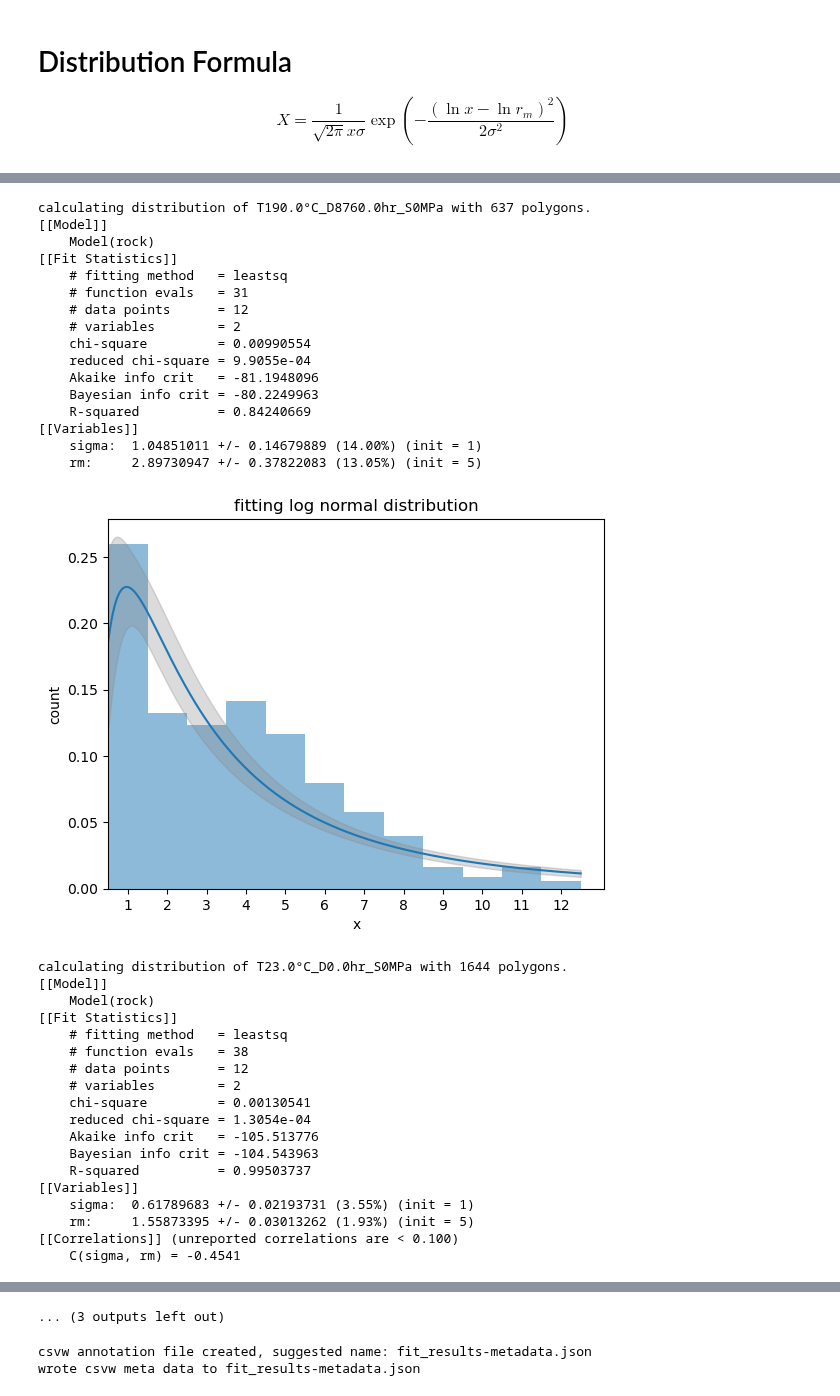
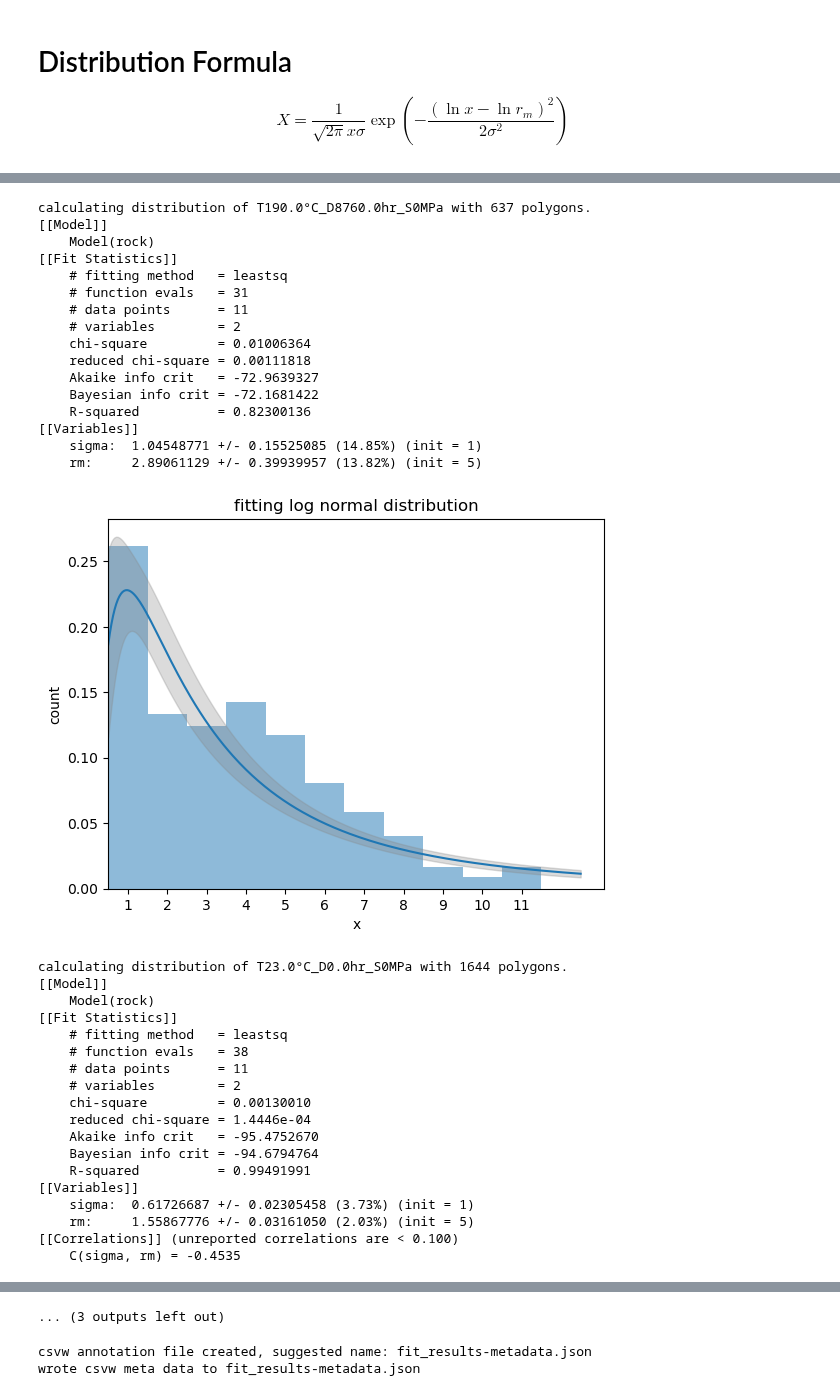
Before and after one commit to BAMresearch/DF-TEM-PAW, a Jupyter notebook: analyse_precepitates_data.ipynb, the cells around one changed output, grey strips where cells are left out. Drawn from its saved outputs; the diff is of its cells as text; code cells hidden in the pictures.

```diff
--- a/analyse_precepitates_data.ipynb
+++ b/analyse_precepitates_data.ipynb
@@ -35,7 +35,7 @@ def clean_string(string):
 def get_unit_symbol(qudt_unit):
   return str(units_graph.value(qudt_unit,QUDT.symbol))
 
-def get_histogram(y,min_x=0,max_x=12.0,bin_width=1.0,x_label='x',plot_result=False) -> pd.DataFrame:
+def get_histogram(y,min_x=0.0,max_x=12.0,bin_width=1.0,x_label='x',plot_result=False) -> pd.DataFrame:
     #num_bins=int((max_x-min_x)/bin_width)
     y_label="normalized count"
     count, bin_edges= np.histogram(y,bins=np.arange(min_x,max_x,bin_width))
@@ -254,8 +254,8 @@ for dataset, content in poly_dict.items():
 
     print("calculating distribution of {} with {} polygons.".format(dataset, len(dataframe)))
     #histogram=get_histogram(dataframe['mean_radius_circle_area'],plot_result=True)
-    histogram=get_histogram(dataframe['mean_radius_circle_area'],0.5,13.5)
-    record={**{'dataset': dataset},**fit_log_distribution(histogram['center'],histogram['norm'],0.5,12.5,plot_result=True)}
+    histogram=get_histogram(dataframe['mean_radius_circle_area'])
+    record={**{'dataset': dataset},**fit_log_distribution(histogram['center'],histogram['norm'],plot_result=True)}
     #record={**{'dataset': dataset},**fit_log_distribution(histogram['center'],histogram['norm'])}
     record.pop('fit')
     fits.append({**{'dataset': dataset, "rois": " ".join(content['rois'])},**record})
@@ -285,35 +285,35 @@ calculating distribution of T190.0°C_D1000.0hr_S0MPa with 718 polygons.
 calculating distribution of T190.0°C_D8760.0hr_S0MPa with 637 polygons.
 [[Model]]
     Model(rock)
 [[Fit Statistics]]
     # fitting method   = leastsq
     # function evals   = 31
-    # data points      = 12
+    # data points      = 11
     # variables        = 2
-    chi-square         = 0.00990554
-    reduced chi-square = 9.9055e-04
-    Akaike info crit   = -81.1948096
-    Bayesian info crit = -80.2249963
-    R-squared          = 0.84240669
+    chi-square         = 0.01006364
+    reduced chi-square = 0.00111818
+    Akaike info crit   = -72.9639327
+    Bayesian info crit = -72.1681422
+    R-squared          = 0.82300136
 [[Variables]]
-    sigma:  1.04851011 +/- 0.14679889 (14.00%) (init = 1)
-    rm:     2.89730947 +/- 0.37822083 (13.05%) (init = 5)
+    sigma:  1.04548771 +/- 0.15525085 (14.85%) (init = 1)
+    rm:     2.89061129 +/- 0.39939957 (13.82%) (init = 5)
-[figure, old version]
+[figure, new version]
 calculating distribution of T23.0°C_D0.0hr_S0MPa with 1644 polygons.
 [[Model]]
     Model(rock)
 [[Fit Statistics]]
     # fitting method   = leastsq
     # function evals   = 38
-    # data points      = 12
+    # data points      = 11
     # variables        = 2
-    chi-square         = 0.00130541
-    reduced chi-square = 1.3054e-04
-    Akaike info crit   = -105.513776
-    Bayesian info crit = -104.543963
-    R-squared          = 0.99503737
+    chi-square         = 0.00130010
+    reduced chi-square = 1.4446e-04
+    Akaike info crit   = -95.4752670
+    Bayesian info crit = -94.6794764
+    R-squared          = 0.99491991
 [[Variables]]
-    sigma:  0.61789683 +/- 0.02193731 (3.55%) (init = 1)
-    rm:     1.55873395 +/- 0.03013262 (1.93%) (init = 5)
+    sigma:  0.61726687 +/- 0.02305458 (3.73%) (init = 1)
+    rm:     1.55867776 +/- 0.03161050 (2.03%) (init = 5)
 [[Correlations]] (unreported correlations are < 0.100)
-    C(sigma, rm) = -0.4541
+    C(sigma, rm) = -0.4535
```
Also changed, not shown: parts of 1 cell of this notebook, 1 other file.
